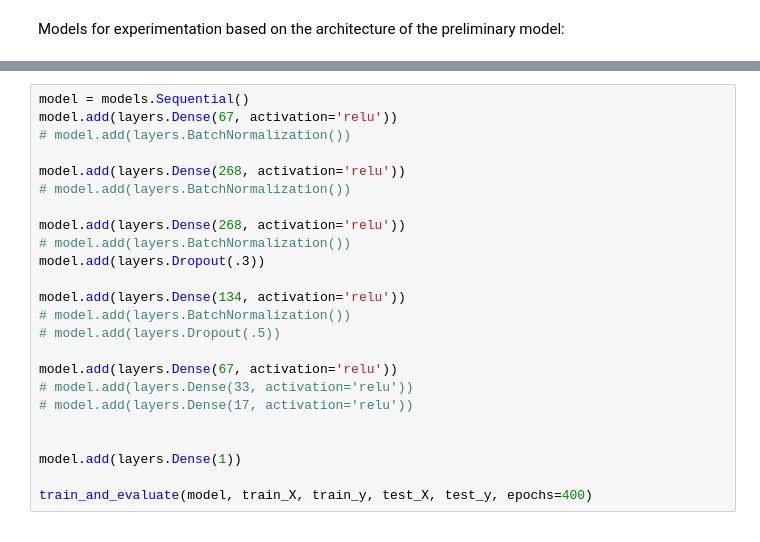
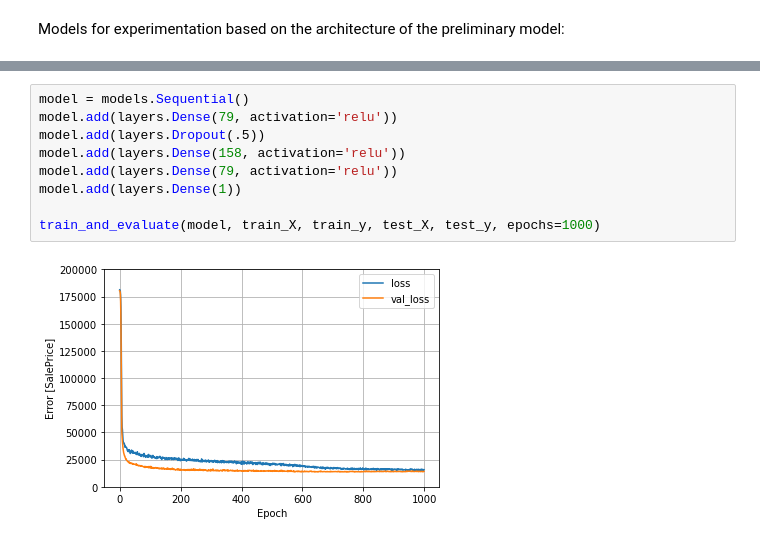
Before and after one commit to Brammetje23/Project-X, a Jupyter notebook: NN.ipynb, the cells around one changed output, grey strips where cells are left out. Drawn from its saved outputs; the diff is of its cells as text.

```diff
--- a/NN.ipynb
+++ b/NN.ipynb
@@ -162,24 +153,11 @@ train_and_evaluate(model, train_X, train_y, test_X, test_y, epochs=700)
 # %%
 model = models.Sequential()
-model.add(layers.Dense(67, activation='relu'))
-# model.add(layers.BatchNormalization())
-
-model.add(layers.Dense(268, activation='relu'))
-# model.add(layers.BatchNormalization())
-
-model.add(layers.Dense(268, activation='relu'))
-# model.add(layers.BatchNormalization())
-model.add(layers.Dropout(.3))
-
-model.add(layers.Dense(134, activation='relu'))
-# model.add(layers.BatchNormalization())
-# model.add(layers.Dropout(.5))
-
-model.add(layers.Dense(67, activation='relu'))
-# model.add(layers.Dense(33, activation='relu'))
-# model.add(layers.Dense(17, activation='relu'))
-
-
+model.add(layers.Dense(79, activation='relu'))
+model.add(layers.Dropout(.5))
+model.add(layers.Dense(158, activation='relu'))
+model.add(layers.Dense(79, activation='relu'))
 model.add(layers.Dense(1))
 
-train_and_evaluate(model, train_X, train_y, test_X, test_y, epochs=400)
+train_and_evaluate(model, train_X, train_y, test_X, test_y, epochs=1000)
+# %% [output]
+[figure, added]
```
Also changed, not shown: parts of 9 cells of this notebook.
